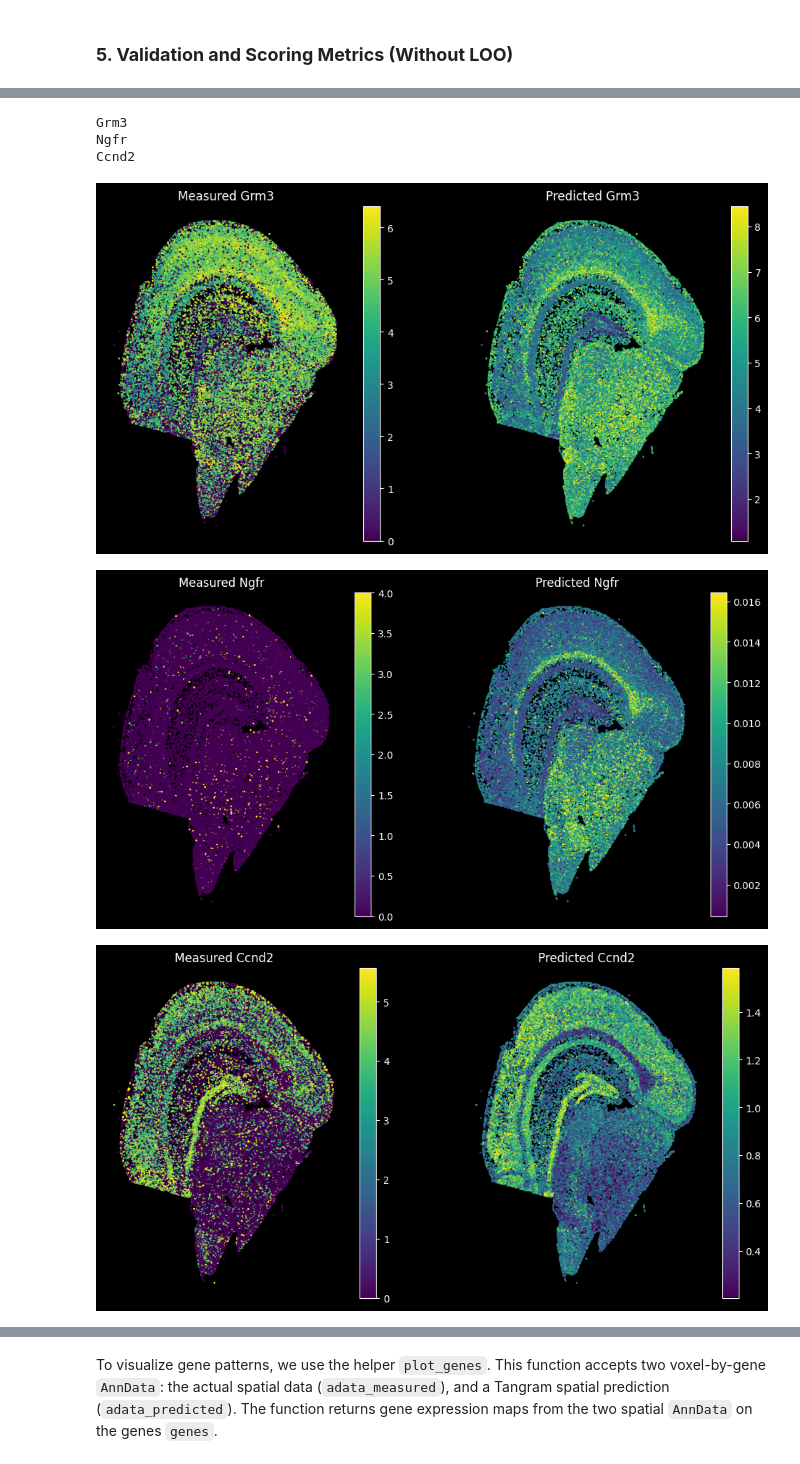
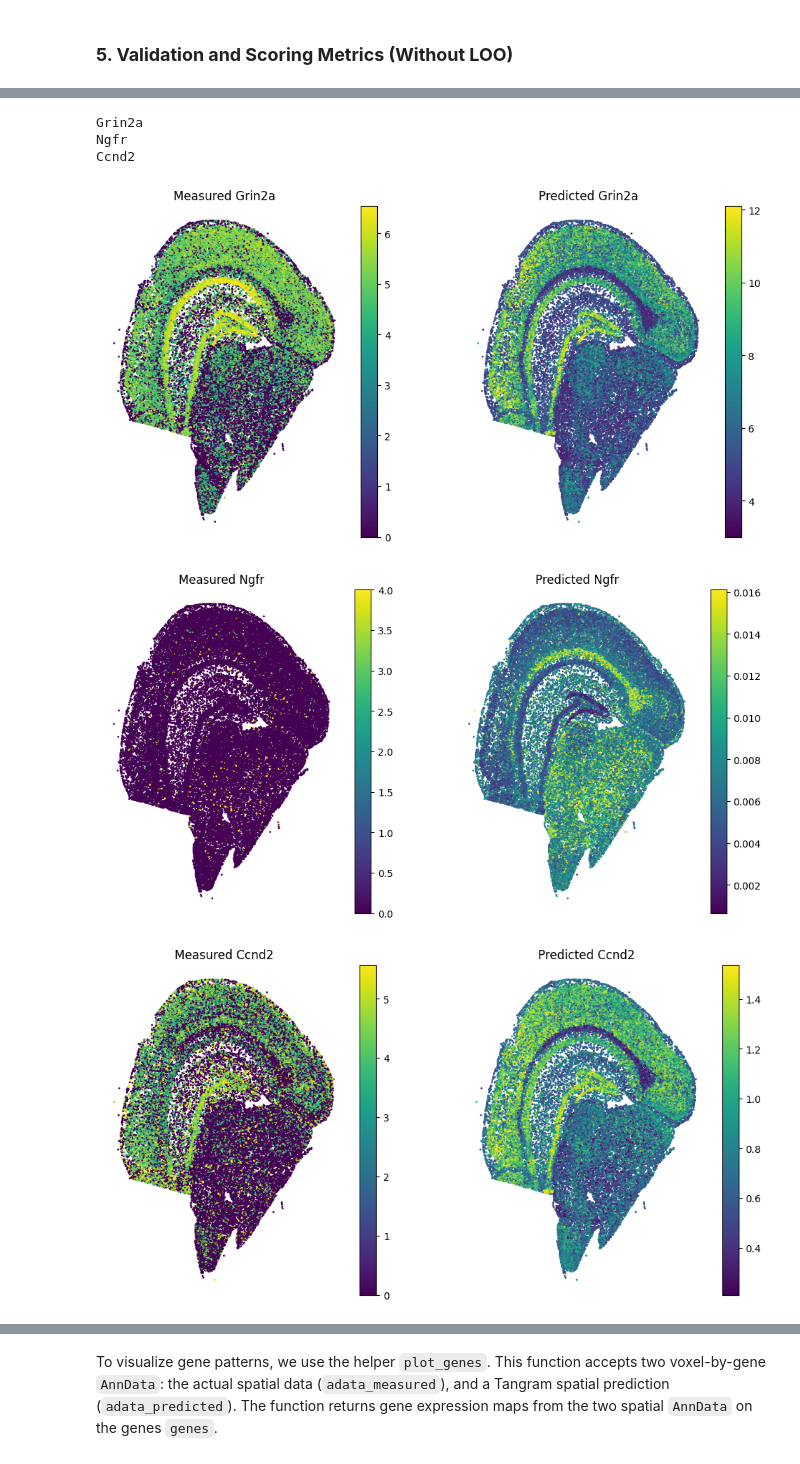
Before and after one commit to AmithH02/Spatial_Gene_Imputation, a Jupyter notebook: tangram_imputation.ipynb, the cells around one changed output, grey strips where cells are left out. Cells and saved outputs as stored; diff of their text form; code cells hidden in the pictures.

Commit message:
Added similarity metrics and training gene flexibility

```diff
--- a/tangram_imputation.ipynb
+++ b/tangram_imputation.ipynb
@@ -294,4 +303,5 @@ Each gene's sparsity is 1 - (% of cells the gene is present in)
 # %%
+plt.style.use('default')
 tg.plot_training_scores(ad_map, bins=20, alpha=.5)
 ad_map.uns['train_genes_df']
 # %% [output]
@@ -317,33 +328,66 @@ ad_map.uns['train_genes_df']
+# %%
+def rmse(y_true, y_pred):
+    return np.sqrt(np.mean((np.array(y_true) - np.array(y_pred)) ** 2))
+
+def to_image(x, y, expr, size=100):
+    xi = ((x - x.min()) / (x.max() - x.min()) * (size - 1)).astype(int)
+    yi = ((y - y.min()) / (y.max() - y.min()) * (size - 1)).astype(int)
+    img = np.zeros((size, size))
+    count = np.zeros((size, size))
+    for x_, y_, val in zip(xi, yi, expr):
+        img[y_, x_] += val
+        count[y_, x_] += 1
+    img[count > 0] /= count[count > 0]
+    return np.clip(img, 0, np.percentile(img, 99))
 # %%
-Gene_set = ['Grm3', 'Ngfr', 'Ccnd2']
+Gene_set = ['Grin2a', 'Ngfr', 'Ccnd2']
 
-plt.style.use('dark_background')
+# Metric storage
+Correlations_Pearson = pd.Series(index = Gene_set)
+Correlations_Spearman = pd.Series(index = Gene_set)
+RMSE_metric = pd.Series(index = Gene_set)
+SSIM_metric = pd.Series(index = Gene_set)
+
+plt.style.use('default')
 
 for i in Gene_set:
   print(i)
 
-  idx1 = adata_st.var_names.get_loc(i)
+  # Obtains index where gene i is stored in both datasets
+  idx1 = adata_st.var_names.get_loc(i.lower())
   idx2 = ad_ge.var_names.get_loc(i.lower())
 
+  # Compute score metrics for gene of interest
+  Correlations_Pearson[i] = st.pearsonr(adata_st.X[:,idx1], ad_ge.X[:,idx2])[0]
+  Correlations_Spearman[i] = st.spearmanr(adata_st.X[:,idx1],ad_ge.X[:,idx2])[0]
+  RMSE_metric[i] = rmse(adata_st.X[:,idx1],ad_ge.X[:,idx2])
+  img1 = to_image(adata_st.obs['center_x'].values, adata_st.obs['center_y'].values, adata_st.X[:, idx1])
+  img2 = to_image(ad_ge.obs['center_x'].values, ad_ge.obs['center_y'].values, ad_ge.X[:, idx2])
+  data_min = min(img1.min(), img2.min())
+  data_max = max(img1.max(), img2.max())
+  SSIM_metric[i] = ssim(img1, img2, data_range=data_max - data_min)
+
+  # Plots measured expression for gene
   fig, (ax1, ax2) = plt.subplots(1, 2, figsize=(12, 6))
   ax1.axis('off')
   cmap = adata_st.X[:,idx1]
   cmap[cmap > np.percentile(cmap,99)] = np.percentile(cmap,99)        # Sets a maximum values for the 99th percentile
   sc1 = ax1.scatter(adata_st.obs['center_x'], adata_st.obs['center_y'], s=1, c=cmap)
   ax1.set_title('Measured ' + i, fontsize=12)
   ax1.set_ylabel(i)
   fig.colorbar(sc1, ax=ax1)  # Attach colorbar to the scatter
 
+  # Plots predicted expression for gene
   ax2.axis('off')
   cmap = ad_ge.X[:,idx2]
   cmap[cmap > np.percentile(cmap,99)] = np.percentile(cmap,99)
   sc2 = ax2.scatter(ad_ge.obs['center_x'], ad_ge.obs['center_y'], s=1, c=cmap)
   ax2.set_title('Predicted ' + i, fontsize=12)
   fig.colorbar(sc2, ax=ax2)  # Attach colorbar to the scatter
 # %% [output]
-Grm3
+Grin2a
 Ngfr
 Ccnd2
-[figure, old version]
+[figure, new version]
-[figure, old version]
+[figure, new version]
-[figure, old version]
+[figure, new version]
```
Also changed, not shown: parts of 18 cells of this notebook.
